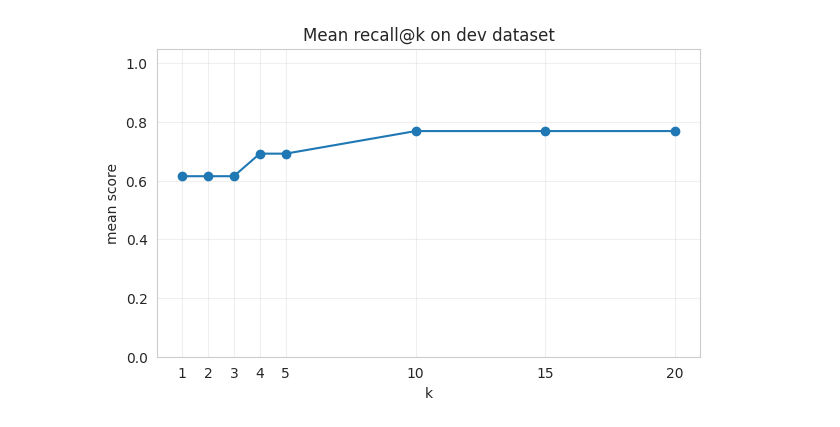
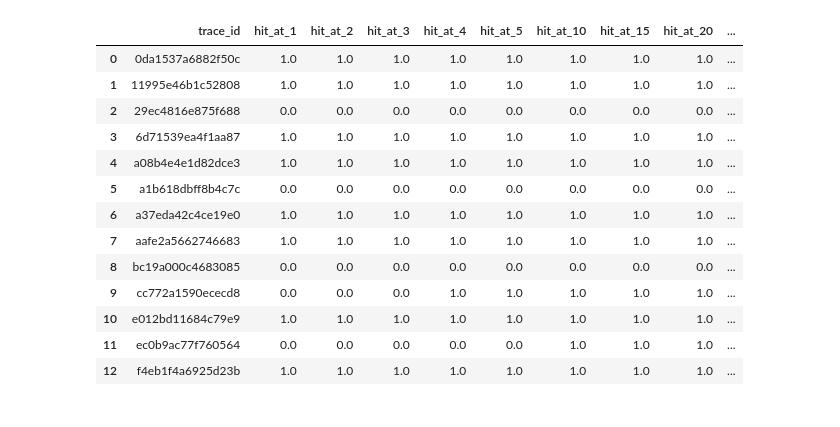
Before and after one commit to epfl-si/polylex-chatbot, a Jupyter notebook: experiment/plot_metrics.ipynb, the cells around one changed output. Cells and saved outputs as stored; diff of their text form; code cells hidden in the pictures.

```diff
--- a/experiment/plot_metrics.ipynb
+++ b/experiment/plot_metrics.ipynb
@@ -93,26 +60,49 @@ df_scores_ordered
-# %%
-# hit@k
-
-recall_cols = [col for col in df_scores_ordered.columns if re.match(r"^hit_at_\d+$", col)]
-
-recall_df = pd.DataFrame({
-    "k": [int(col.split("_")[-1]) for col in recall_cols],
-    "mean_recall": [df_scores_ordered[col].mean() for col in recall_cols],
-}).sort_values("k")
-
-plt.figure(figsize=(7, 4))
-plt.plot(
-    recall_df["k"],
-    recall_df["mean_recall"],
-    marker="o",
-)
-
-plt.xlabel("k")
-plt.ylabel("mean score")
-plt.title("Mean recall@k on dev dataset")
-plt.xticks(recall_df["k"])
-plt.ylim(0, 1.05)
-plt.grid(True, alpha=0.3)
-plt.show()
-# %% [output]
-[figure, removed]
+# %%
+trace_ids = [item.trace_id for item in run.dataset_run_items]
+results = [langfuse.api.trace.get(trace_id).scores for trace_id in trace_ids]
+df_scores = langfuse_scores_to_df(results)
+
+ordered_cols = [
+    "trace_id",
+    # retrieval
+    "hit_at_1",
+    "hit_at_2",
+    "hit_at_3",
+    "hit_at_4",
+    "hit_at_5",
+    "hit_at_10",
+    "hit_at_15",
+    "hit_at_20",
+    "Context Relevance (Contextrelevance-Langfuse)", # evaluate if useful context retrieved
+    "mrr_doc",
+    "ratio_correct_docs",
+    # generation (based on ground truth)
+    "semantic_similarity",
+    "len_answers_quality",
+    "Answer Correctness - RAGAS",
+    "chrf_score",
+    # generation (LLM feeling)
+    "Groundedness (Faithfulness-RAGAS)", # evaluate if answer based on context retrieved
+    "Answer Relevance (Relevance-Langfuse)" # evaluate if answer is relevant to the question
+]
+
+remaining_cols = [col for col in df_scores.columns if col not in ordered_cols]
+df_scores_ordered = df_scores[[col for col in ordered_cols if col in df_scores.columns]]
+df_scores = df_scores_ordered.drop(columns="trace_id")
+
+df_scores_ordered
+# %% [output]
+|  | trace_id | hit_at_1 | hit_at_2 | hit_at_3 | hit_at_4 | hit_at_5 | hit_at_10 | hit_at_15 | hit_at_20 | ... |
+| 0 | 0da1537a6882f50c | 1.0 | 1.0 | 1.0 | 1.0 | 1.0 | 1.0 | 1.0 | 1.0 | ... |
+| 1 | 11995e46b1c52808 | 1.0 | 1.0 | 1.0 | 1.0 | 1.0 | 1.0 | 1.0 | 1.0 | ... |
+| 2 | 29ec4816e875f688 | 0.0 | 0.0 | 0.0 | 0.0 | 0.0 | 0.0 | 0.0 | 0.0 | ... |
+| 3 | 6d71539ea4f1aa87 | 1.0 | 1.0 | 1.0 | 1.0 | 1.0 | 1.0 | 1.0 | 1.0 | ... |
+| 4 | a08b4e4e1d82dce3 | 1.0 | 1.0 | 1.0 | 1.0 | 1.0 | 1.0 | 1.0 | 1.0 | ... |
+| 5 | a1b618dbff8b4c7c | 0.0 | 0.0 | 0.0 | 0.0 | 0.0 | 0.0 | 0.0 | 0.0 | ... |
+| 6 | a37eda42c4ce19e0 | 1.0 | 1.0 | 1.0 | 1.0 | 1.0 | 1.0 | 1.0 | 1.0 | ... |
+| 7 | aafe2a5662746683 | 1.0 | 1.0 | 1.0 | 1.0 | 1.0 | 1.0 | 1.0 | 1.0 | ... |
+| 8 | bc19a000c4683085 | 0.0 | 0.0 | 0.0 | 0.0 | 0.0 | 0.0 | 0.0 | 0.0 | ... |
+| 9 | cc772a1590ececd8 | 0.0 | 0.0 | 0.0 | 1.0 | 1.0 | 1.0 | 1.0 | 1.0 | ... |
+| 10 | e012bd11684c79e9 | 1.0 | 1.0 | 1.0 | 1.0 | 1.0 | 1.0 | 1.0 | 1.0 | ... |
+| 11 | ec0b9ac77f760564 | 0.0 | 0.0 | 0.0 | 0.0 | 0.0 | 1.0 | 1.0 | 1.0 | ... |
+| 12 | f4eb1f4a6925d23b | 1.0 | 1.0 | 1.0 | 1.0 | 1.0 | 1.0 | 1.0 | 1.0 | ... |
```
Also changed, not shown: parts of 16 cells of this notebook, 7 other files.
